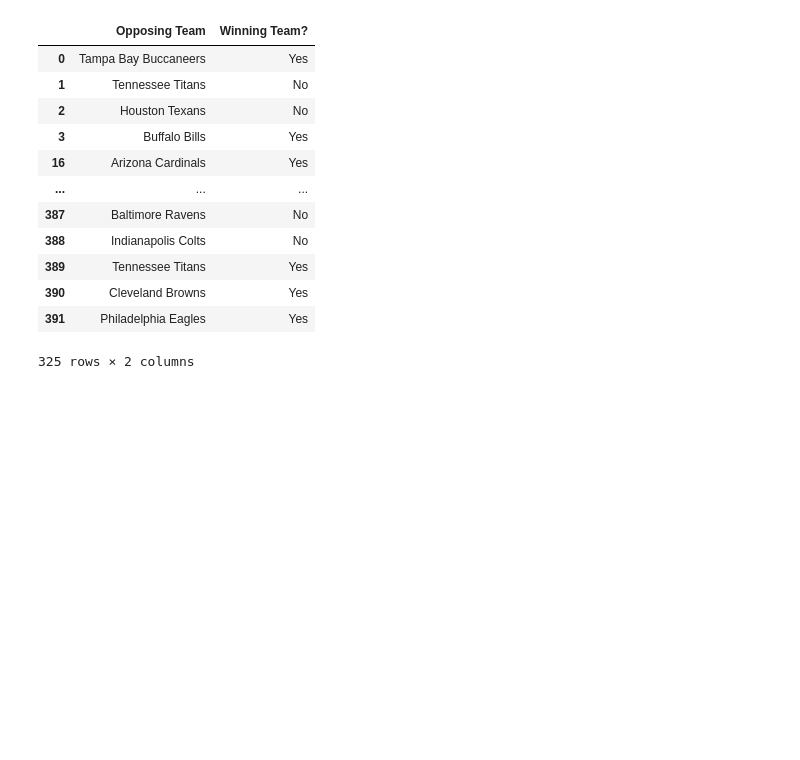
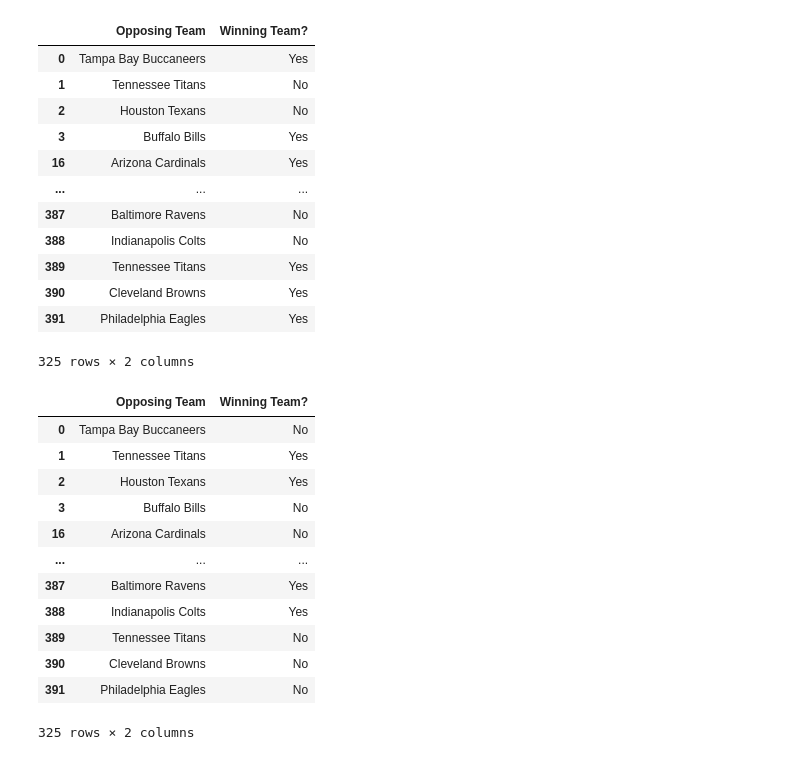
Before and after one commit to DunieCarrasco/nfl_concussion_analysis, a Jupyter notebook: win_lose_visualization.ipynb, the cells around one changed output. Drawn from its saved outputs; the diff is of its cells as text; code cells hidden in the pictures; blank space fills up the shorter version.

```diff
--- a/win_lose_visualization.ipynb
+++ b/win_lose_visualization.ipynb
@@ -370,3 +402,19 @@ concussion_inflicting_teams
+# %%
+concussion_inflicting_teams
+# %% [output]
+|  | Opposing Team | Winning Team? |
+| 0 | Tampa Bay Buccaneers | No |
+| 1 | Tennessee Titans | Yes |
+| 2 | Houston Texans | Yes |
+| 3 | Buffalo Bills | No |
+| 16 | Arizona Cardinals | No |
+| ... | ... | ... |
+| 387 | Baltimore Ravens | Yes |
+| 388 | Indianapolis Colts | Yes |
+| 389 | Tennessee Titans | No |
+| 390 | Cleveland Browns | No |
+| 391 | Philadelphia Eagles | No |
+325 rows × 2 columns
 # %%
 concussion_inflicting_teams_df = concussion_inflicting_teams.groupby(["Opposing Team"]).apply(lambda x: x["Winning Team?"].count())
 # %%
```
Also changed, not shown: parts of 15 cells of this notebook.
